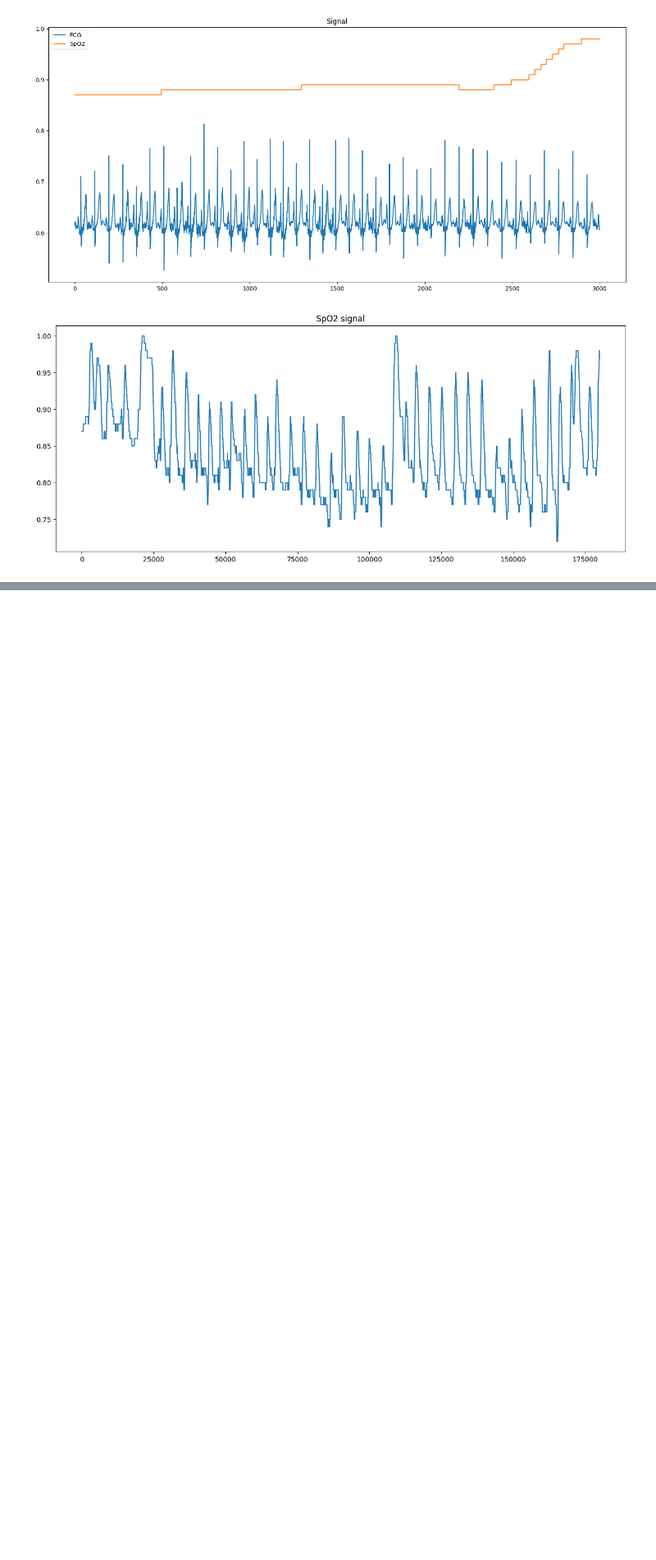
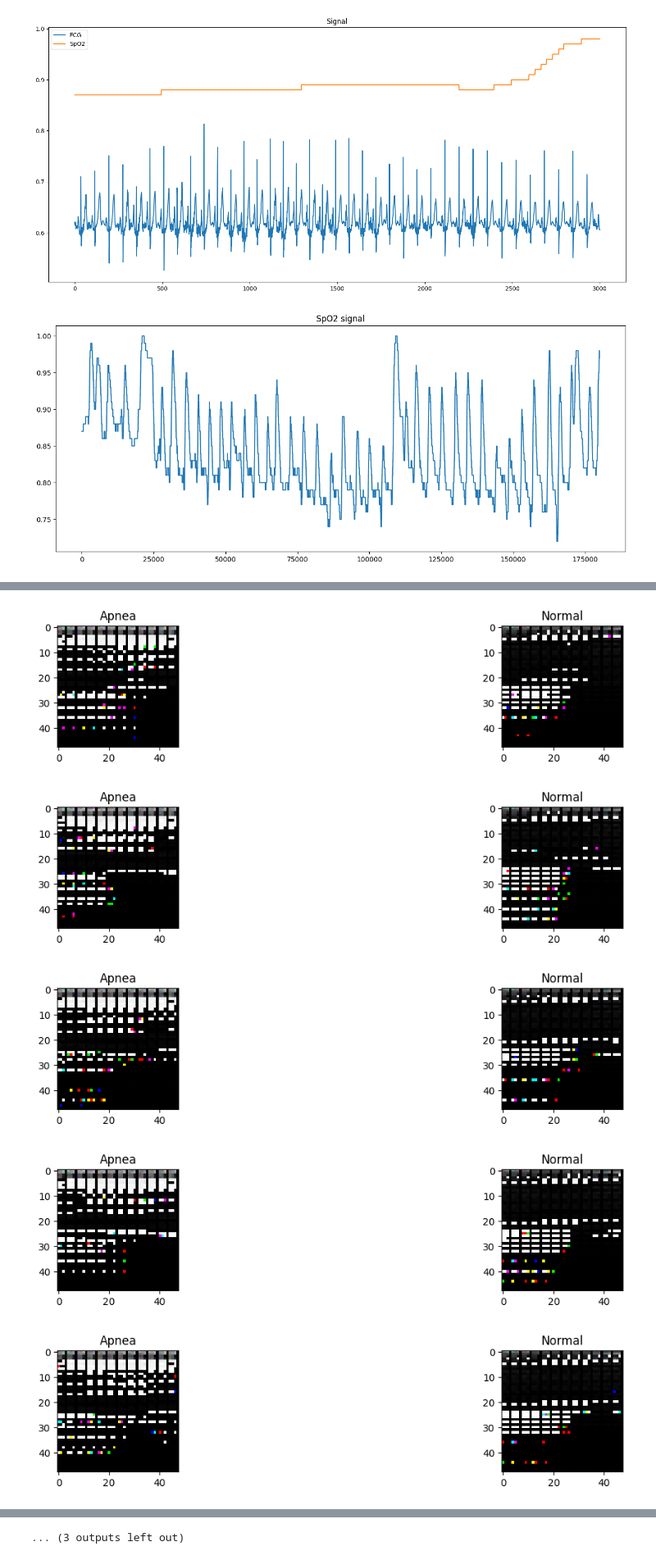
Before and after one commit to lucky-and-minie222702/OSA-detection-using-ECG, a Jupyter notebook: view_signal.ipynb, the cells around one changed output, grey strips where cells are left out. Shown at 82% size. Cells and saved outputs as stored; diff of their text form; code cells hidden in the pictures; blank space fills up the shorter version.

```diff
--- a/view_signal.ipynb
+++ b/view_signal.ipynb
@@ -66,0 +89,36 @@ plt.show()
+# %%
+embedding_matrix = [[], [], [], []]
+embedding_matrix[0] = np.random.normal(1.0, 0.1, (48, 48))
+embedding_matrix[1] = np.random.normal(1.0, 0.1, (48, 48))
+embedding_matrix[2] = np.random.normal(1.0, 0.1, (48, 48))
+def to_color2(sig):
+    im = sig.reshape(48, 48)
+    scaler = MinMaxScaler()
+    out_im = np.stack([
+        im * embedding_matrix[0],
+        im * embedding_matrix[1],
+        im * embedding_matrix[2],
+    ], axis=2).astype(np.uint8)
+    return out_im
+# %%
+size = 15
+offset=20
+for i in range(size):
+    a = feature_extract(np.expand_dims(X_1[i+offset], 0), contains_tempogram=True).squeeze()
+    b = feature_extract(np.expand_dims(X_0[i+offset], 0), contains_tempogram=True).squeeze()
+    a = to_color2(a)
+    b = to_color2(b)
+    plt.figure(figsize=(15, 40))
+    plt.subplot(size, 2, i*2+1)
+    plt.title("Apnea")
+    plt.imshow(a)
+    plt.subplot(size, 2, i*2+2)
+    plt.title("Normal")
+    plt.imshow(b)
+plt.show()
+# %% [output]
+[figure, added]
+[figure, added]
+[figure, added]
+[figure, added]
+[figure, added]
@@ -66,0 +132 @@ plt.show()
+... (3 outputs left out)
```
Also changed, not shown: parts of 8 cells of this notebook, 8 other files.
